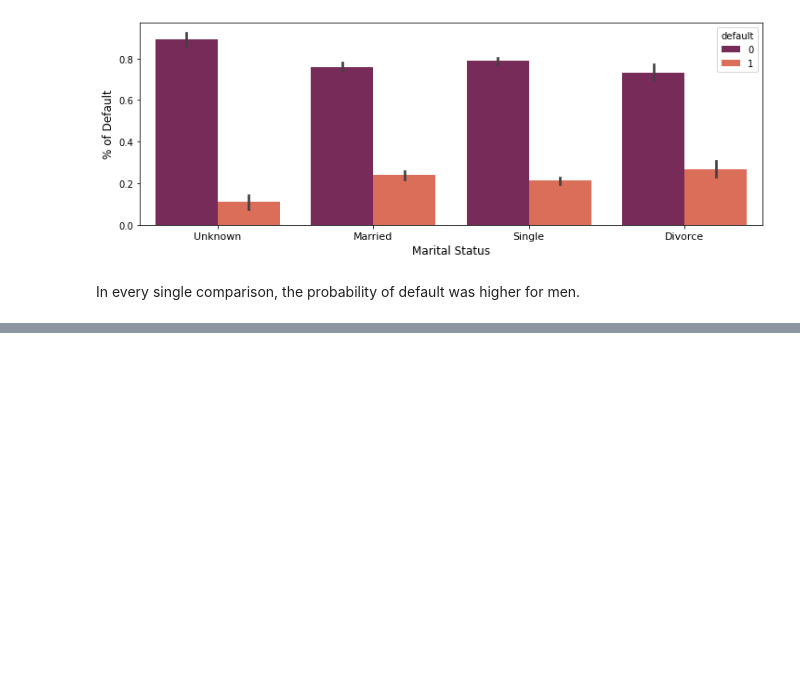
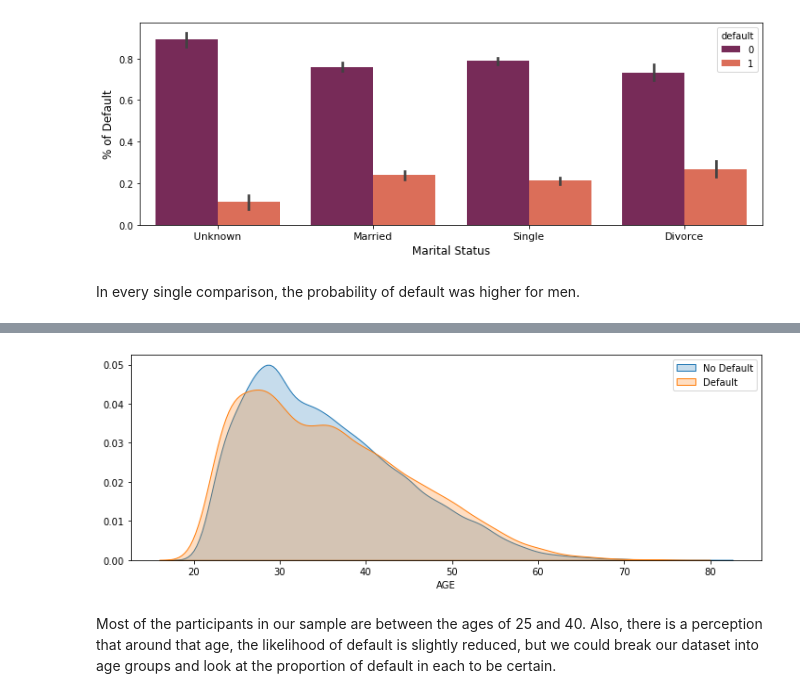
Before and after one commit to ARPITA-ds/credit_card_fault, a Jupyter notebook: research/eda.ipynb, the cells around one changed output, grey strips where cells are left out. Cells and saved outputs as stored; diff of their text form; code cells hidden in the pictures; blank space fills up the shorter version.

```diff
--- a/research/eda.ipynb
+++ b/research/eda.ipynb
@@ -599,0 +621,12 @@ In every single comparison, the probability of default was higher for men.
+# %%
+plt.figure(figsize=(12,4))
+
+sns.kdeplot(df.loc[(df['default'] == 0), 'AGE'], label = 'No Default', shade = True)
+sns.kdeplot(df.loc[(df['default'] == 1), 'AGE'], label = 'Default', shade = True)
+plt.ylabel('')
+plt.legend()
+plt.show()
+# %% [output]
+[figure, added]
+# %% [markdown]
+Most of the participants in our sample are between the ages of 25 and 40. Also, there is a perception that around that age, the likelihood of default is slightly reduced, but we could break our dataset into age groups and look at the proportion of default in each to be certain.
```
Also changed, not shown: parts of 53 cells of this notebook.
